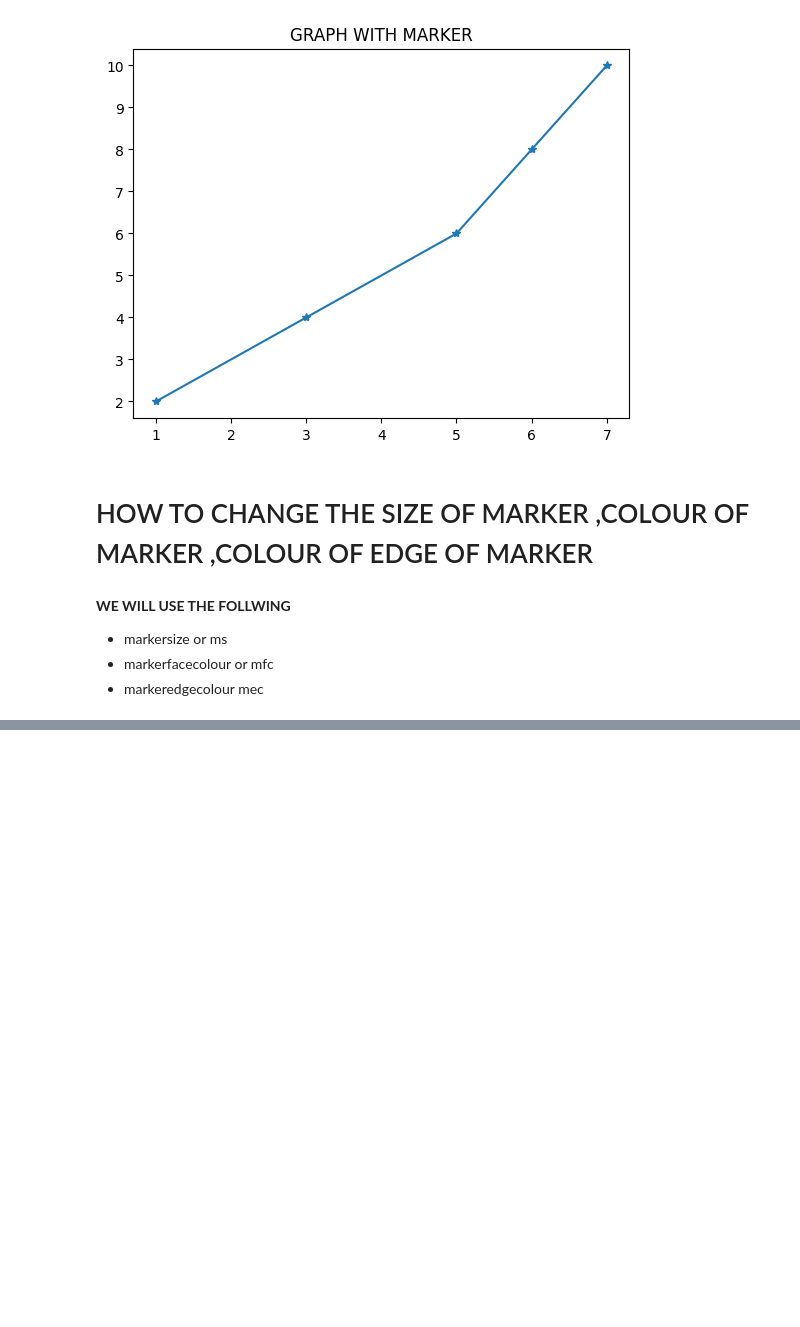
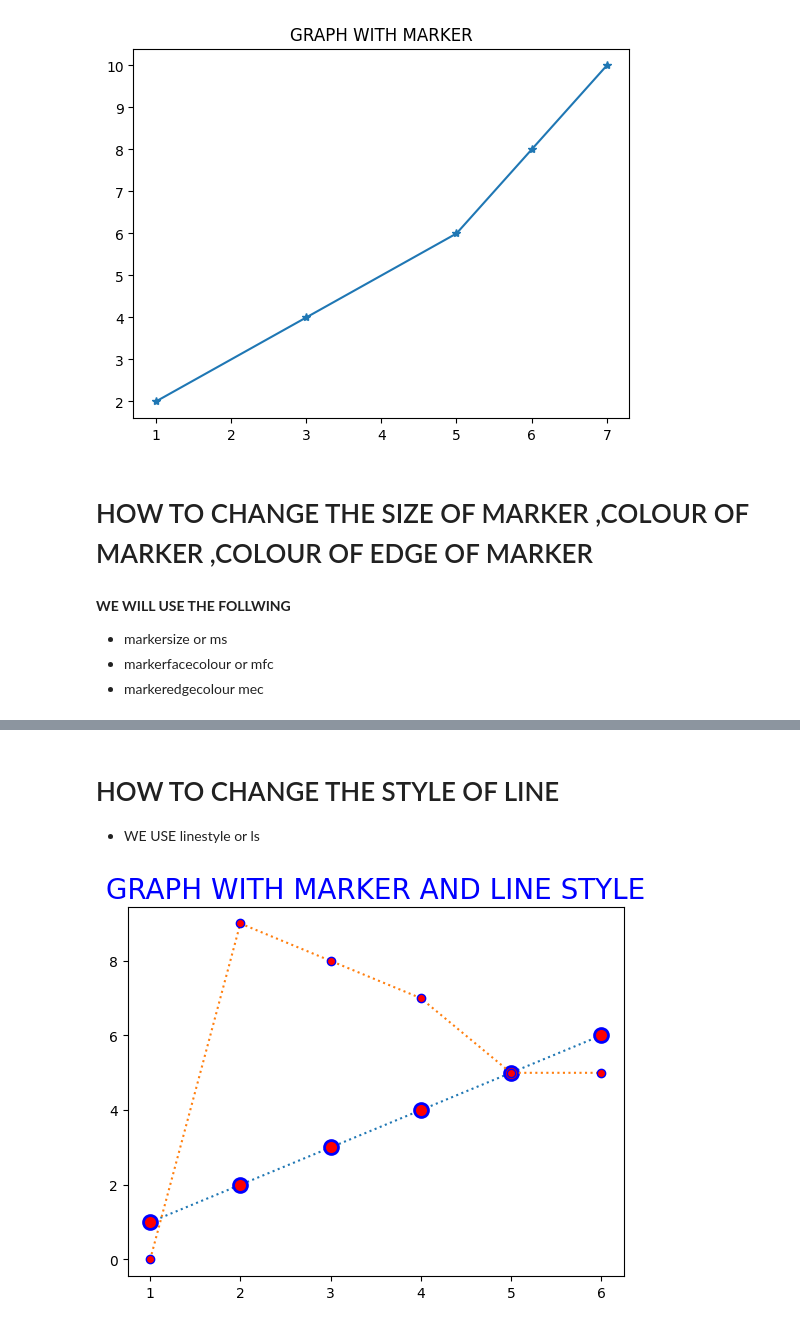
Before and after one commit to Abdal-AI/MATPLOTLIB, a Jupyter notebook: matplotlib.ipynb, the cells around one changed output, grey strips where cells are left out. Saved outputs shown, nothing was run; the diff lists cells and outputs as text; code cells hidden in the pictures; blank space fills up the shorter version.

```diff
--- a/matplotlib.ipynb
+++ b/matplotlib.ipynb
@@ -100,0 +112,17 @@ plt.show()
+# %% [markdown]
+# HOW TO CHANGE THE STYLE OF LINE
+- WE USE linestyle or ls
+# %%
+import pandas as pd
+import matplotlib.pyplot as plt
+import numpy as np
+x=np.array([1,2,3,4,5,6])
+y=np.array([0,9,8,7,5,5])
+z=np.array([1,2,3,4,5,6])
+l=np.array([1,2,3,4,5,6])
+plt.plot(z,l,marker='o',mfc='r',mec='b',ms=10,mew=2,ls=':')
+plt.plot(x,y, marker='o',ls=':',mfc='red',mec='blue')
+plt.title("GRAPH WITH MARKER AND LINE STYLE",color='blue',fontsize=20)
+plt.show()
+# %% [output]
+[figure, added]
```
Also changed, not shown: parts of 5 cells of this notebook.
